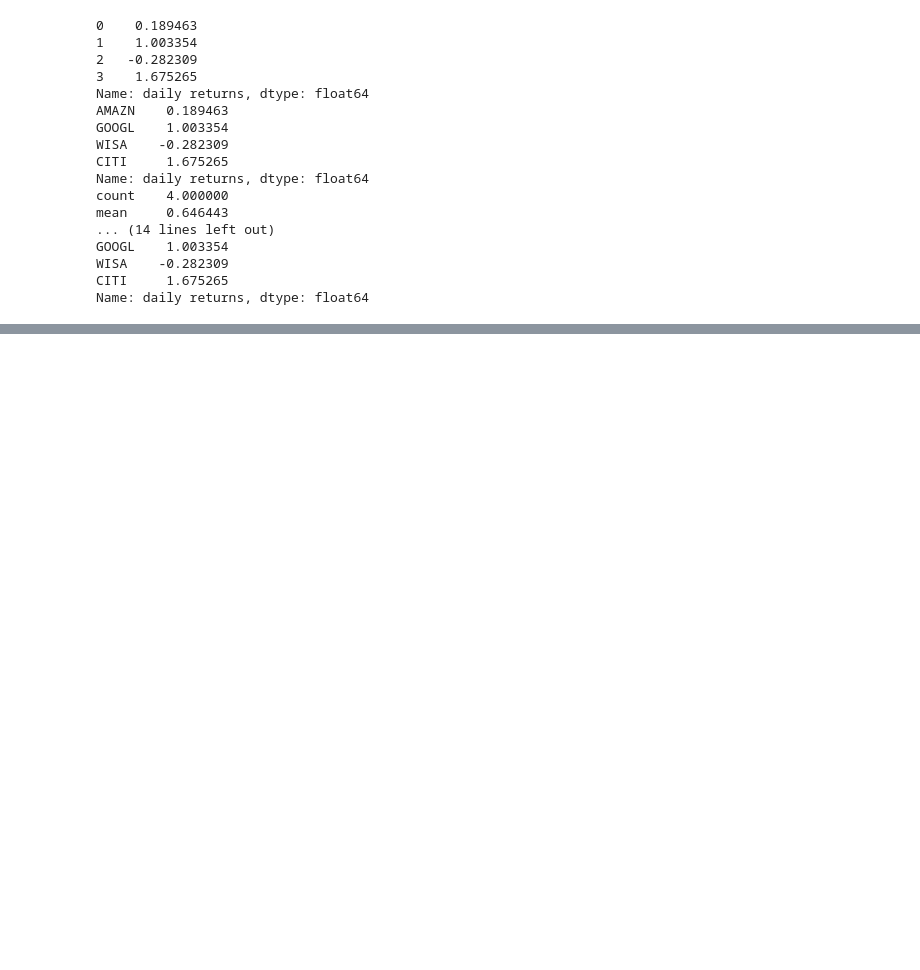
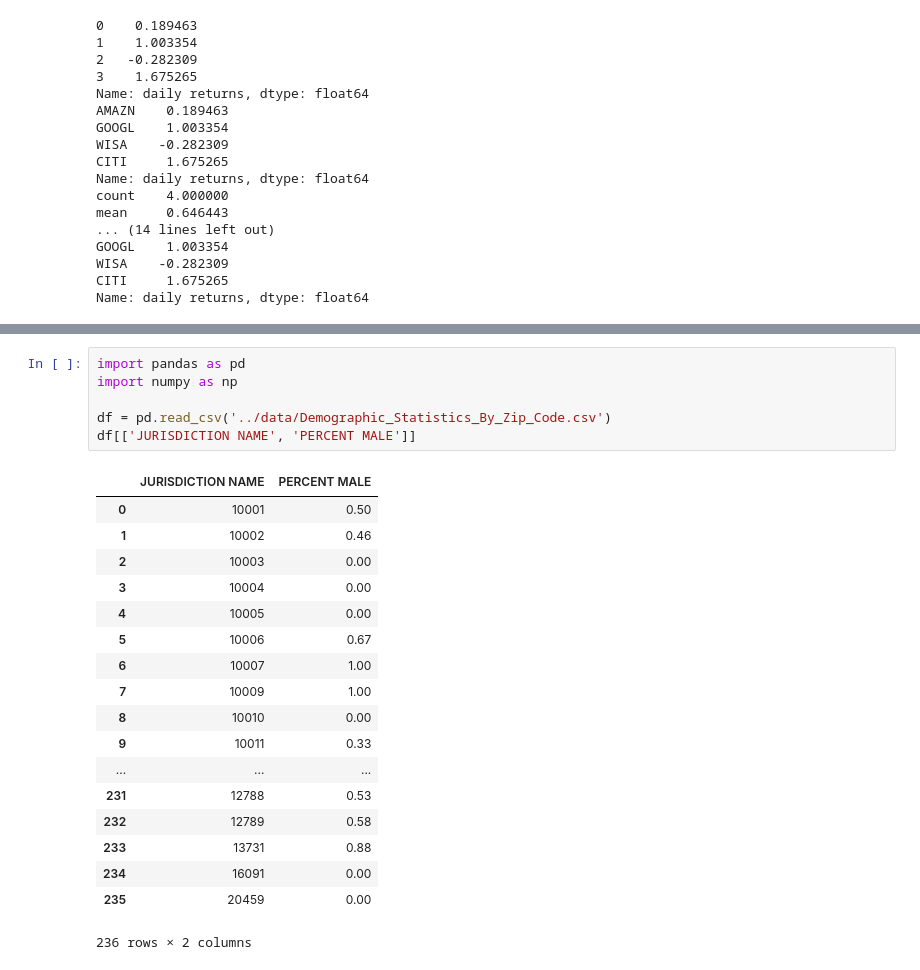
Before and after one commit to mdigreg2/DataScience, a Jupyter notebook: pythonProjects/Pandas.ipynb, the cells around one changed output, grey strips where cells are left out. Saved outputs shown, nothing was run; the diff lists cells and outputs as text; blank space fills up the shorter version.

```diff
--- a/pythonProjects/Pandas.ipynb
+++ b/pythonProjects/Pandas.ipynb
@@ -65,0 +78,25 @@ df = pd.read_csv('../data/Demographic_Statistics_By_Zip_Code.csv')
+# %%
+import pandas as pd
+import numpy as np
+
+df = pd.read_csv('../data/Demographic_Statistics_By_Zip_Code.csv')
+df[['JURISDICTION NAME', 'PERCENT MALE']]
+# %% [output]
+|  | JURISDICTION NAME | PERCENT MALE |
+| 0 | 10001 | 0.50 |
+| 1 | 10002 | 0.46 |
+| 2 | 10003 | 0.00 |
+| 3 | 10004 | 0.00 |
+| 4 | 10005 | 0.00 |
+| 5 | 10006 | 0.67 |
+| 6 | 10007 | 1.00 |
+| 7 | 10009 | 1.00 |
+| 8 | 10010 | 0.00 |
+| 9 | 10011 | 0.33 |
+| ... | ... | ... |
+| 231 | 12788 | 0.53 |
+| 232 | 12789 | 0.58 |
+| 233 | 13731 | 0.88 |
+| 234 | 16091 | 0.00 |
+| 235 | 20459 | 0.00 |
+236 rows × 2 columns
```
Also changed, not shown: parts of 4 cells of this notebook.
